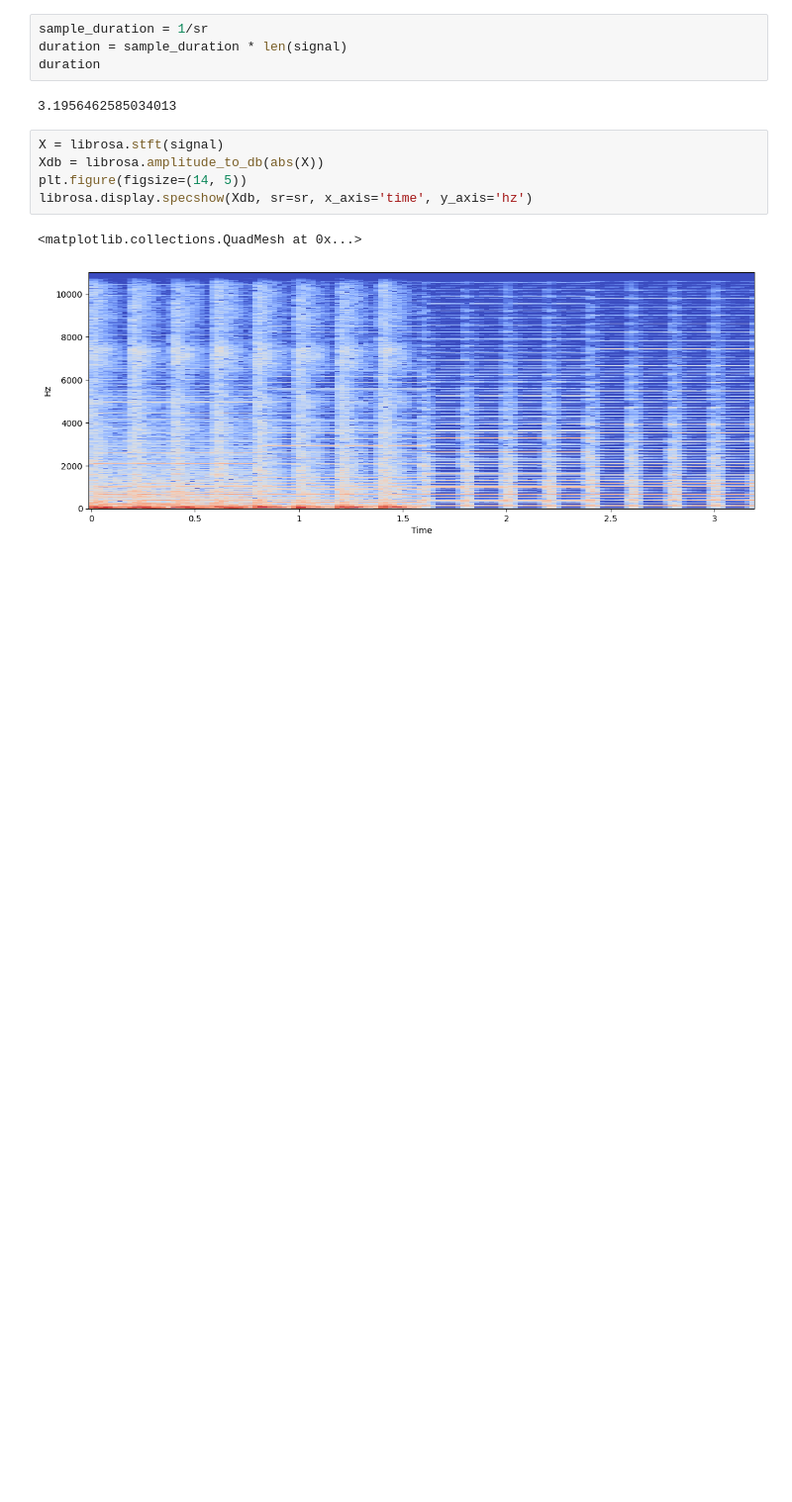
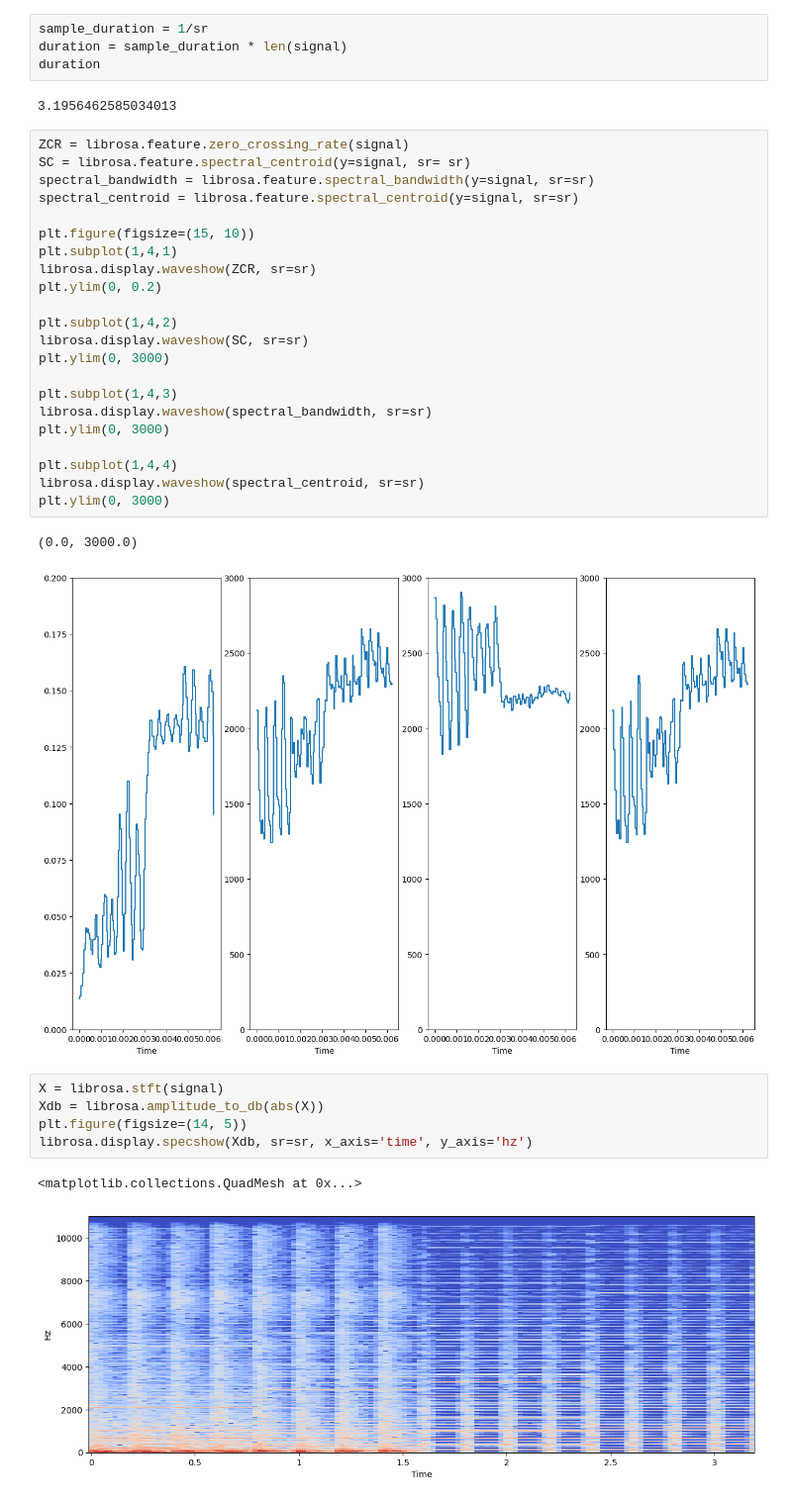
Before and after one commit to AmritSDutta/colab_ml, a Jupyter notebook: Audio_basic.ipynb, the cells around one changed output. Shown at 99% size. Cells and saved outputs as stored; diff of their text form; blank space fills up the shorter version.

```diff
--- a/Audio_basic.ipynb
+++ b/Audio_basic.ipynb
@@ -37,6 +37,31 @@ duration = sample_duration * len(signal)
 duration
 # %% [output]
 3.1956462585034013
+# %%
+ZCR = librosa.feature.zero_crossing_rate(signal)
+SC = librosa.feature.spectral_centroid(y=signal, sr= sr)
+spectral_bandwidth = librosa.feature.spectral_bandwidth(y=signal, sr=sr)
+spectral_centroid = librosa.feature.spectral_centroid(y=signal, sr=sr)
+
+plt.figure(figsize=(15, 10))
+plt.subplot(1,4,1)
+librosa.display.waveshow(ZCR, sr=sr)
+plt.ylim(0, 0.2)
+
+plt.subplot(1,4,2)
+librosa.display.waveshow(SC, sr=sr)
+plt.ylim(0, 3000)
+
+plt.subplot(1,4,3)
+librosa.display.waveshow(spectral_bandwidth, sr=sr)
+plt.ylim(0, 3000)
+
+plt.subplot(1,4,4)
+librosa.display.waveshow(spectral_centroid, sr=sr)
+plt.ylim(0, 3000)
+# %% [output]
+(0.0, 3000.0)
+[figure, added]
 # %%
 X = librosa.stft(signal)
 Xdb = librosa.amplitude_to_db(abs(X))
```
Also changed, not shown: parts of 1 cell of this notebook.
